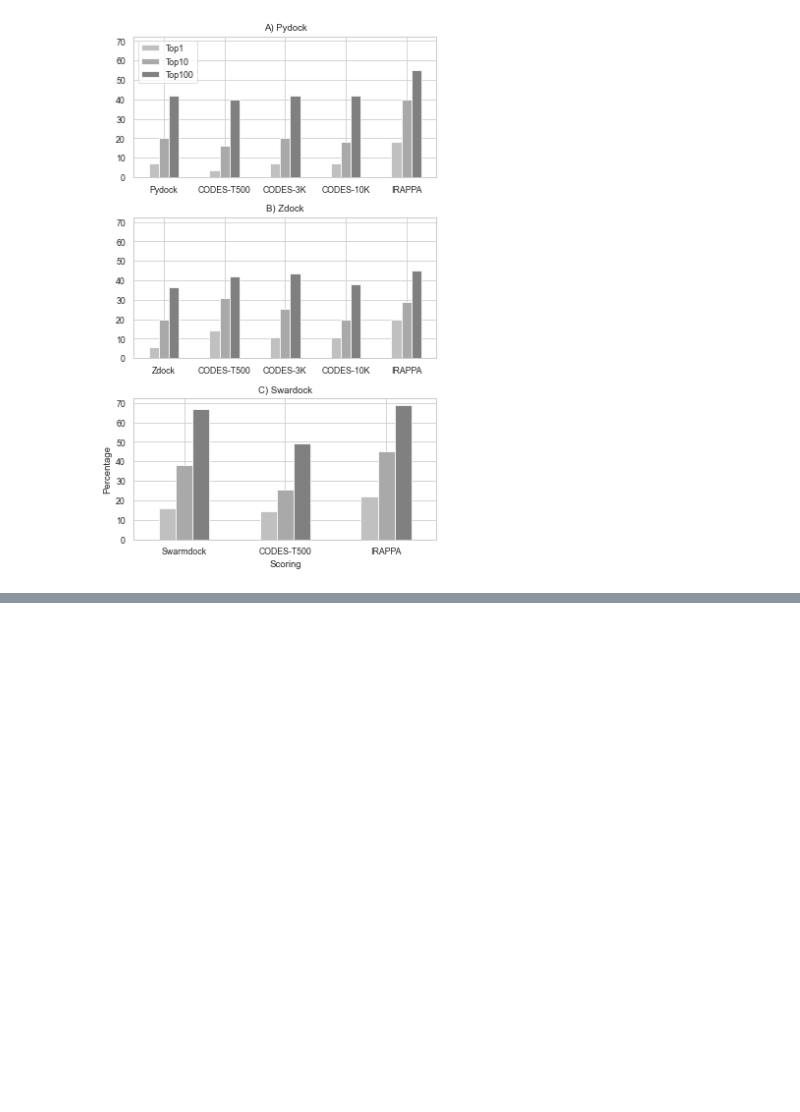
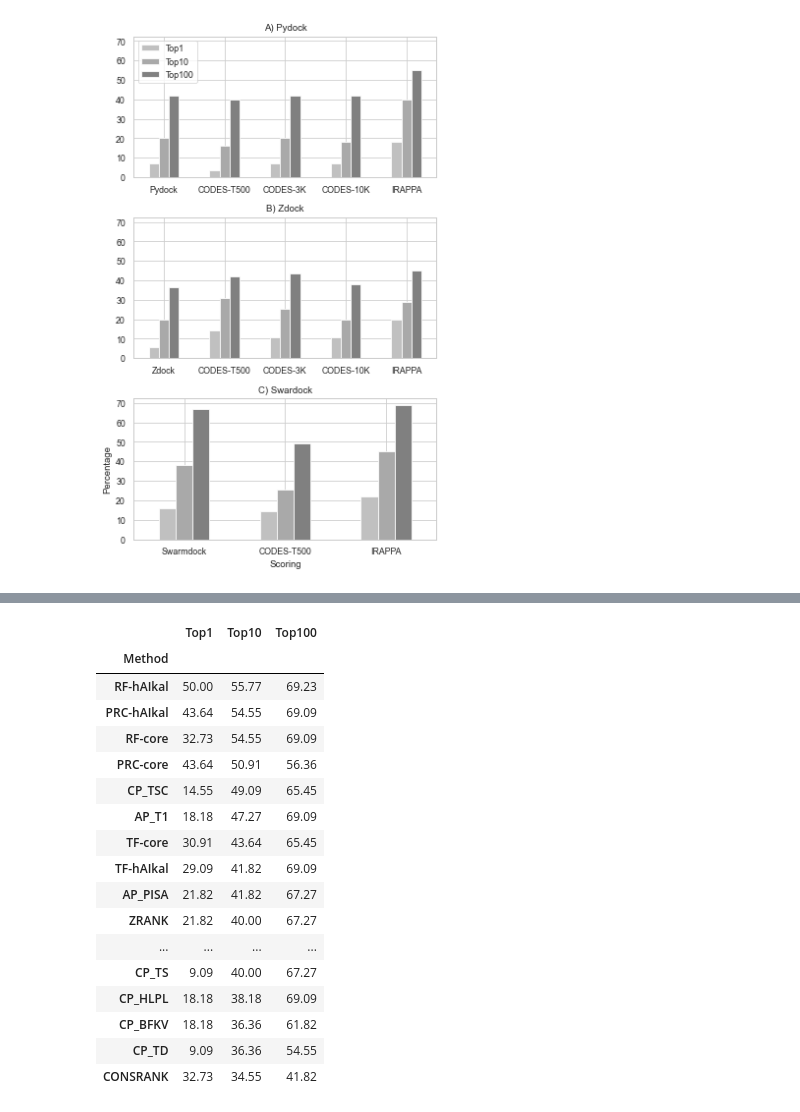
Before and after one commit to D-Barradas/DataViz, a Jupyter notebook: cube_viz/Barplot_setup_for_pubs.ipynb, the cells around one changed output, grey strips where cells are left out. Cells and saved outputs as stored; diff of their text form; code cells hidden in the pictures; blank space fills up the shorter version.

```diff
--- a/cube_viz/Barplot_setup_for_pubs.ipynb
+++ b/cube_viz/Barplot_setup_for_pubs.ipynb
@@ -153,0 +162,3 @@ plt.savefig("figures/success_rate_hAIkal.png",dpi=300,bbox_inches="tight",transp
+# %%
+score_set = '../data/success_rate_Score_set_may_2022.csv'
+bm5 = '../data/success_rate_bm5up_2022.csv'
@@ -153,0 +220,21 @@ plt.savefig("figures/success_rate_hAIkal.png",dpi=300,bbox_inches="tight",transp
+# %%
+bm5.head(n=21)
+# %% [output]
+|  | Top1 | Top10 | Top100 |
+| Method |  |  |  |
+| RF-hAIkal | 50.00 | 55.77 | 69.23 |
+| PRC-hAIkal | 43.64 | 54.55 | 69.09 |
+| RF-core | 32.73 | 54.55 | 69.09 |
+| PRC-core | 43.64 | 50.91 | 56.36 |
+| CP_TSC | 14.55 | 49.09 | 65.45 |
+| AP_T1 | 18.18 | 47.27 | 69.09 |
+| TF-core | 30.91 | 43.64 | 65.45 |
+| TF-hAIkal | 29.09 | 41.82 | 69.09 |
+| AP_PISA | 21.82 | 41.82 | 67.27 |
+| ZRANK | 21.82 | 40.00 | 67.27 |
+| ... | ... | ... | ... |
+| CP_TS | 9.09 | 40.00 | 67.27 |
+| CP_HLPL | 18.18 | 38.18 | 69.09 |
+| CP_BFKV | 18.18 | 36.36 | 61.82 |
+| CP_TD | 9.09 | 36.36 | 54.55 |
+| CONSRANK | 32.73 | 34.55 | 41.82 |
```
Also changed, not shown: parts of 16 cells of this notebook, 27 other files.
